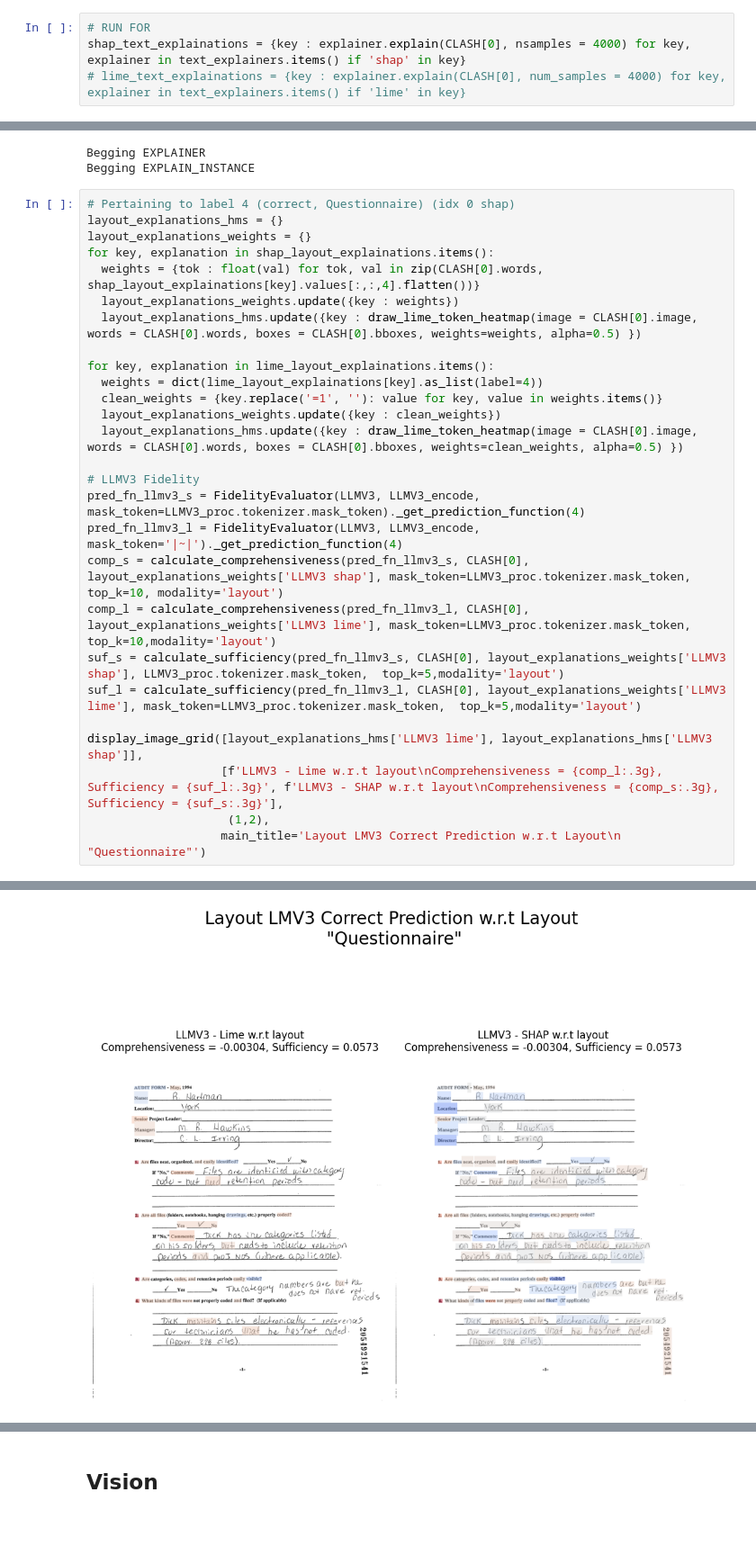
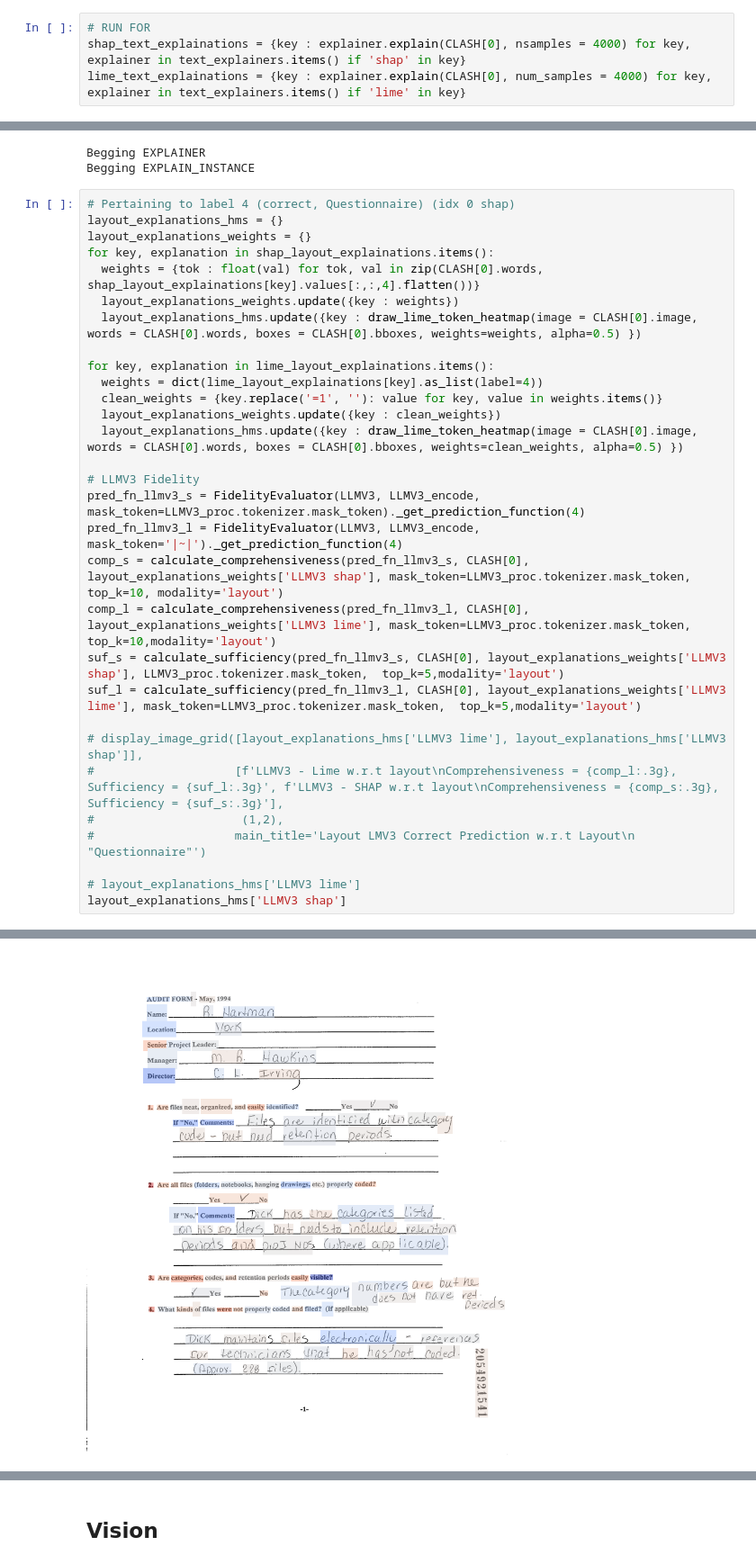
Before and after one commit to adamserag1/Interpretability-for-VRDU-models, a Jupyter notebook: experiments/THESES-DocClas-Local-LLMV3.ipynb, the cells around one changed output, grey strips where cells are left out. Shown at 90% size. Drawn from its saved outputs; the diff is of its cells as text; blank space fills up the shorter version.

```diff
--- a/experiments/THESES-DocClas-Local-LLMV3.ipynb
+++ b/experiments/THESES-DocClas-Local-LLMV3.ipynb
@@ -232,4 +274,4 @@ text_explainers = {
 # %%
 # RUN FOR
 shap_text_explainations = {key : explainer.explain(CLASH[0], nsamples = 4000) for key, explainer in text_explainers.items() if 'shap' in key}
-# lime_text_explainations = {key : explainer.explain(CLASH[0], num_samples = 4000) for key, explainer in text_explainers.items() if 'lime' in key}
+lime_text_explainations = {key : explainer.explain(CLASH[0], num_samples = 4000) for key, explainer in text_explainers.items() if 'lime' in key}
@@ -343,38 +547,41 @@ Begging EXPLAIN_INSTANCE
 layout_explanations_hms = {}
 layout_explanations_weights = {}
 for key, explanation in shap_layout_explainations.items():
   weights = {tok : float(val) for tok, val in zip(CLASH[0].words, shap_layout_explainations[key].values[:,:,4].flatten())}
   layout_explanations_weights.update({key : weights})
   layout_explanations_hms.update({key : draw_lime_token_heatmap(image = CLASH[0].image, words = CLASH[0].words, boxes = CLASH[0].bboxes, weights=weights, alpha=0.5) })
 
 for key, explanation in lime_layout_explainations.items():
   weights = dict(lime_layout_explainations[key].as_list(label=4))
   clean_weights = {key.replace('=1', ''): value for key, value in weights.items()}
   layout_explanations_weights.update({key : clean_weights})
   layout_explanations_hms.update({key : draw_lime_token_heatmap(image = CLASH[0].image, words = CLASH[0].words, boxes = CLASH[0].bboxes, weights=clean_weights, alpha=0.5) })
 
 # LLMV3 Fidelity
 pred_fn_llmv3_s = FidelityEvaluator(LLMV3, LLMV3_encode, mask_token=LLMV3_proc.tokenizer.mask_token)._get_prediction_function(4)
 pred_fn_llmv3_l = FidelityEvaluator(LLMV3, LLMV3_encode, mask_token='|~|')._get_prediction_function(4)
 comp_s = calculate_comprehensiveness(pred_fn_llmv3_s, CLASH[0], layout_explanations_weights['LLMV3 shap'], mask_token=LLMV3_proc.tokenizer.mask_token,  top_k=10, modality='layout')
 comp_l = calculate_comprehensiveness(pred_fn_llmv3_l, CLASH[0], layout_explanations_weights['LLMV3 lime'], mask_token=LLMV3_proc.tokenizer.mask_token,  top_k=10,modality='layout')
 suf_s = calculate_sufficiency(pred_fn_llmv3_s, CLASH[0], layout_explanations_weights['LLMV3 shap'], LLMV3_proc.tokenizer.mask_token,  top_k=5,modality='layout')
 suf_l = calculate_sufficiency(pred_fn_llmv3_l, CLASH[0], layout_explanations_weights['LLMV3 lime'], mask_token=LLMV3_proc.tokenizer.mask_token,  top_k=5,modality='layout')
 
-display_image_grid([layout_explanations_hms['LLMV3 lime'], layout_explanations_hms['LLMV3 shap']],
-                   [f'LLMV3 - Lime w.r.t layout\nComprehensiveness = {comp_l:.3g}, Sufficiency = {suf_l:.3g}', f'LLMV3 - SHAP w.r.t layout\nComprehensiveness = {comp_s:.3g}, Sufficiency = {suf_s:.3g}'],
-                    (1,2),
-                   main_title='Layout LMV3 Correct Prediction w.r.t Layout\n "Questionnaire"')
+# display_image_grid([layout_explanations_hms['LLMV3 lime'], layout_explanations_hms['LLMV3 shap']],
+#                    [f'LLMV3 - Lime w.r.t layout\nComprehensiveness = {comp_l:.3g}, Sufficiency = {suf_l:.3g}', f'LLMV3 - SHAP w.r.t layout\nComprehensiveness = {comp_s:.3g}, Sufficiency = {suf_s:.3g}'],
+#                     (1,2),
+#                    main_title='Layout LMV3 Correct Prediction w.r.t Layout\n "Questionnaire"')
+
+# layout_explanations_hms['LLMV3 lime']
+layout_explanations_hms['LLMV3 shap']
 # %% [output]
 Removed top 10 words
 [COMP] original probability: 0.9907686114311218, perturbed_probability: 0.993809163570404
 Removed top 10 words
 [COMP] original probability: 0.9907686114311218, perturbed_probability: 0.993809163570404
 Kept top 5 layout tokens
 [SUF] original probability: 0.9907686114311218, perturbed_probability: 0.93351149559021
 Kept top 5 layout tokens
 [SUF] original probability: 0.9907686114311218, perturbed_probability: 0.93351149559021
-[figure, old version]
+[figure, new version]
 # %%
 # Pertaining to label 4 (correct, Questionnaire) (idx 0 shap)
 layout_explanations_hms = {}
```
Also changed, not shown: parts of 26 cells of this notebook.
